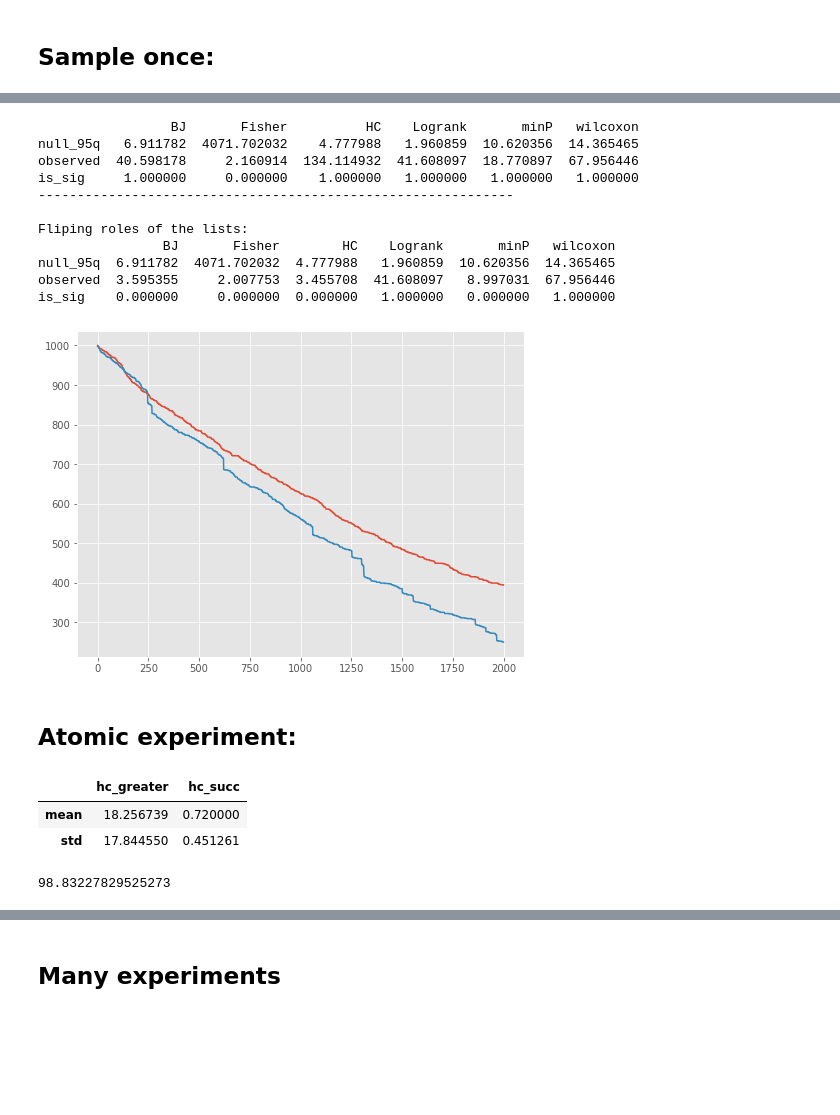
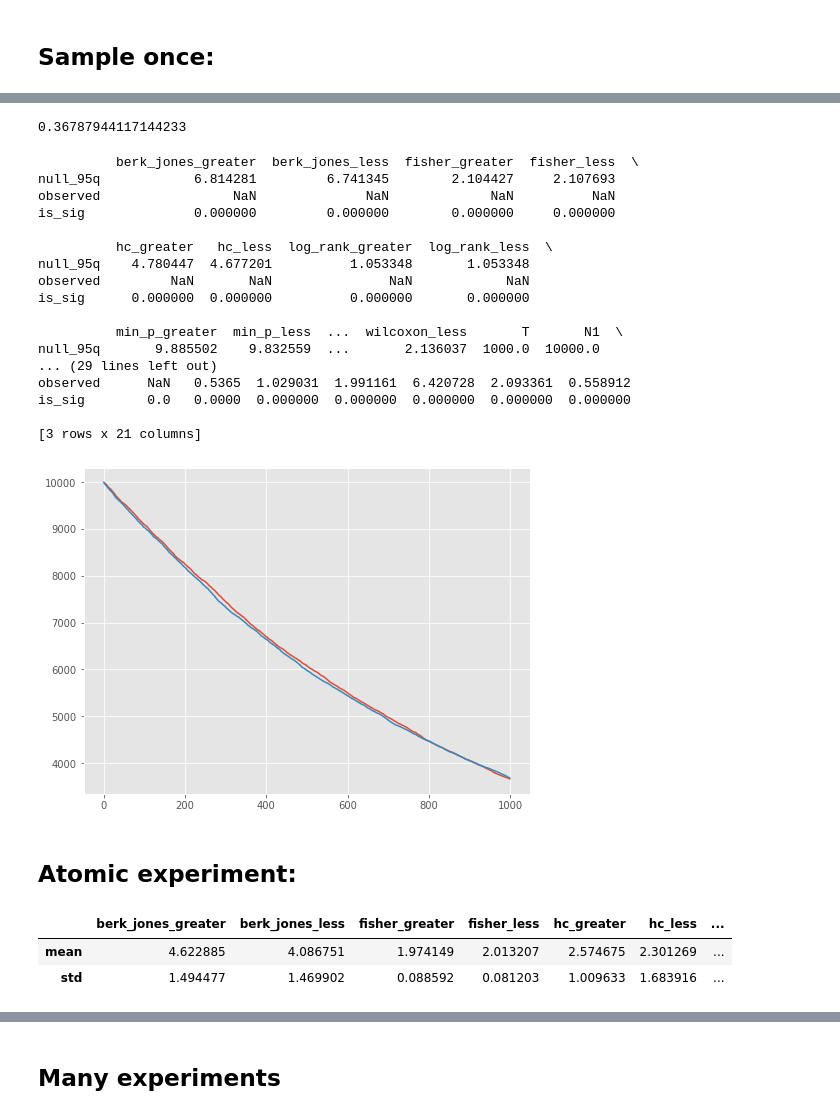
Before and after one commit to alonkipnis/HCHG, a Jupyter notebook: survival.ipynb, the cells around one changed output, grey strips where cells are left out. Saved outputs shown, nothing was run; the diff lists cells and outputs as text; code cells hidden in the pictures; blank space fills up the shorter version.

```diff
--- a/survival.ipynb
+++ b/survival.ipynb
@@ -57,19 +80,24 @@ from survival import log_rank_test, hypergeom_test, q95, multi_pvals, atmoic_exp
+# %%
+np.exp(-1)
+# %% [output]
+0.36787944117144233
 # %%
 # single experiment non-null
 
-T = 2000
-N1 = N2 = 1000
+T = 1000
+N1 = N2 = 10000
 beta = .7         # sparsity parameter
 eps = np.round(T ** -beta,4)   # sparsity rate
-mu = .02        # signal strength
+r = .5
+N0 = 2 * N1 * N2 / (N1 + N2)
 
-Nt1, Nt2 = sample_survival_data(T, N1, N2, eps, mu)
+Nt1, Nt2 = sample_survival_data(T, N1, N2, eps, r)
 
 lr, lr_pval = log_rank_test(Nt1, Nt2)
-pvals = multi_pvals(Nt1, Nt2)
+pvals = multi_pvals(Nt1, Nt2, randomize=True)
 mt = MultiTest(pvals, stbl=False)
 
-df_null = pd.read_csv(f"under_null_T{T}_N{N1}.csv").drop('Unnamed: 0', axis=1)
+df_null = pd.read_csv(f"under_null_T{T}_N1_{N1}_N2_{N2}.csv").drop('Unnamed: 0', axis=1)
 r = {'Logrank': np.abs(lr),
 'HC': mt.hc()[0],
 'Fisher': mt.fisher(),
@@ -85,71 +113,72 @@ s.name = 'is_sig'
 print(rr.append(s))
 
 print("-------------------------------------------------------------\n")
 print("Fliping roles of the lists:")
 lr, lr_pval = log_rank_test(Nt2, Nt1)
 
 pvals = multi_pvals(Nt2, Nt1)
 mt = MultiTest(pvals, stbl=False)
 
-df_null = pd.read_csv(f"under_null_T{T}_N{N1}.csv").drop('Unnamed: 0', axis=1)
 r = {'Logrank': np.abs(lr),
 'HC': mt.hc()[0],
 'Fisher': mt.fisher(),
 'minP': mt.minp(),
 'BJ': mt.berk_jones(gamma=.45),
 'wilcoxon': -np.log(scipy.stats.ranksums(Nt1, Nt2).pvalue)
     }
 
 df_null['obs'] = 'null_95q'
 rr = df_null.set_index('obs').append(pd.DataFrame(r, index=['observed']))
 s = (rr.T['null_95q'] < rr.T['observed'])
 s.name = 'is_sig'
 print(rr.append(s))
 
 tt = np.arange(T)
 plt.plot(tt, Nt1[1:])
 plt.plot(tt, Nt2[1:])
 plt.show()
 #pd.DataFrame({'N1' : Nt1, 'N2' : Nt2}).to_csv(f'surv_mu{mu}_eps{eps}.csv')
 # %% [output]
-                 BJ       Fisher          HC    Logrank       minP   wilcoxon
-null_95q   6.911782  4071.702032    4.777988   1.960859  10.620356  14.365465
-observed  40.598178     2.160914  134.114932  41.608097  18.770897  67.956446
-is_sig     1.000000     0.000000    1.000000   1.000000   1.000000   1.000000
--------------------------------------------------------------
+          berk_jones_greater  berk_jones_less  fisher_greater  fisher_less  \
+null_95q            6.814281         6.741345        2.104427     2.107693
+observed                 NaN              NaN             NaN          NaN
+is_sig              0.000000         0.000000        0.000000     0.000000
 
-Fliping roles of the lists:
-                BJ       Fisher        HC    Logrank       minP   wilcoxon
-null_95q  6.911782  4071.702032  4.777988   1.960859  10.620356  14.365465
-observed  3.595355     2.007753  3.455708  41.608097   8.997031  67.956446
-is_sig    0.000000     0.000000  0.000000   1.000000   0.000000   1.000000
+          hc_greater   hc_less  log_rank_greater  log_rank_less  \
+null_95q    4.780447  4.677201          1.053348       1.053348
+observed         NaN       NaN               NaN            NaN
+is_sig      0.000000  0.000000          0.000000       0.000000
+
+          min_p_greater  min_p_less  ...  wilcoxon_less       T       N1  \
+null_95q       9.885502    9.832559  ...       2.136037  1000.0  10000.0
+... (29 lines left out)
+observed      NaN   0.5365  1.029031  1.991161  6.420728  2.093361  0.558912
+is_sig        0.0   0.0000  0.000000  0.000000  0.000000  0.000000  0.000000
+
+[3 rows x 21 columns]
-[figure, old version]
+[figure, new version]
 # %% [markdown]
 ## Atomic experiment:
 # %%
 T = 1000
-N1 = N2 = 1000
-N1 = 800
-N2 = 100
+N1 = N2 = 2000
 
-beta = .73         # sparsity parameter
+beta = .75         # sparsity parameter
 eps = np.round(T ** -beta,4)   # sparsity rate
-mu = .03        # signal strength
+r = .5        # signal strength
+nMonte = 10
 
+lam0 = np.ones(T) / T * np.log(T)
 
 res = pd.DataFrame()
 
 for i in tqdm(range(nMonte)):
-    Nt1, Nt2 = sample_survival_data(T, N1, N2, eps, mu)
-    r = evaluate_test_stats(Nt1, Nt2, randomized=True, alternative='both')
-    res = res.append(r, ignore_index=True)
+    Nt1, Nt2 = sample_survival_data(T, N1, N2, lam0, eps, r)
+    res1 = evaluate_test_stats(Nt1, Nt2, randomized=True, alternative='both')
+    res = res.append(res1, ignore_index=True)
 
 res.agg(['mean', 'std'])
 # %% [output]
-|  | hc_greater | hc_succ |
-| mean | 18.256739 | 0.720000 |
-| std | 17.844550 | 0.451261 |
+|  | berk_jones_greater | berk_jones_less | fisher_greater | fisher_less | hc_greater | hc_less | ... |
+| mean | 4.622885 | 4.086751 | 1.974149 | 2.013207 | 2.574675 | 2.301269 | ... |
+| std | 1.494477 | 1.469902 | 0.088592 | 0.081203 | 1.009633 | 1.683916 | ... |
-# %%
-q95(res.normal_greater)
-# %% [output]
-98.83227829525273
```
Also changed, not shown: parts of 7 cells of this notebook, 5 other files.
